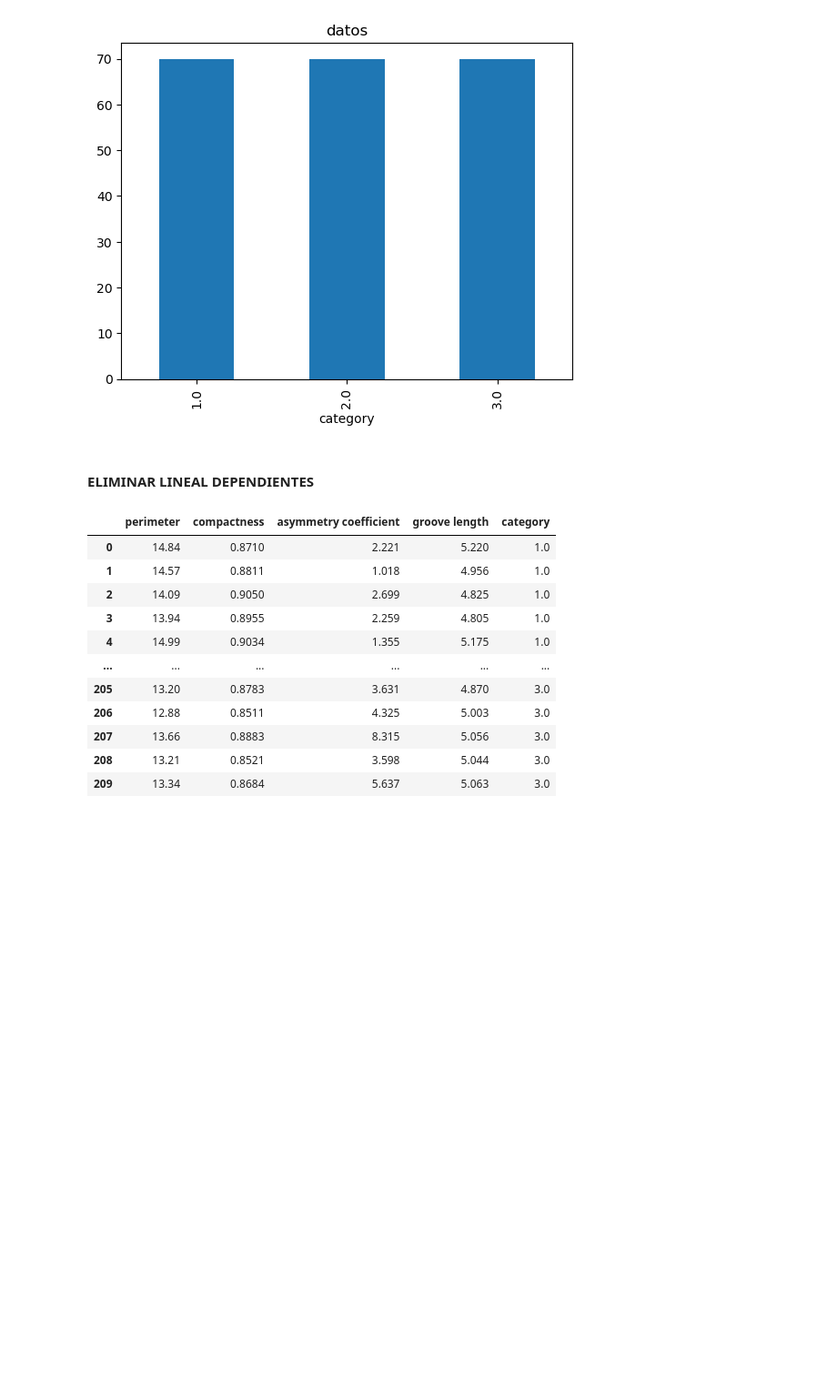
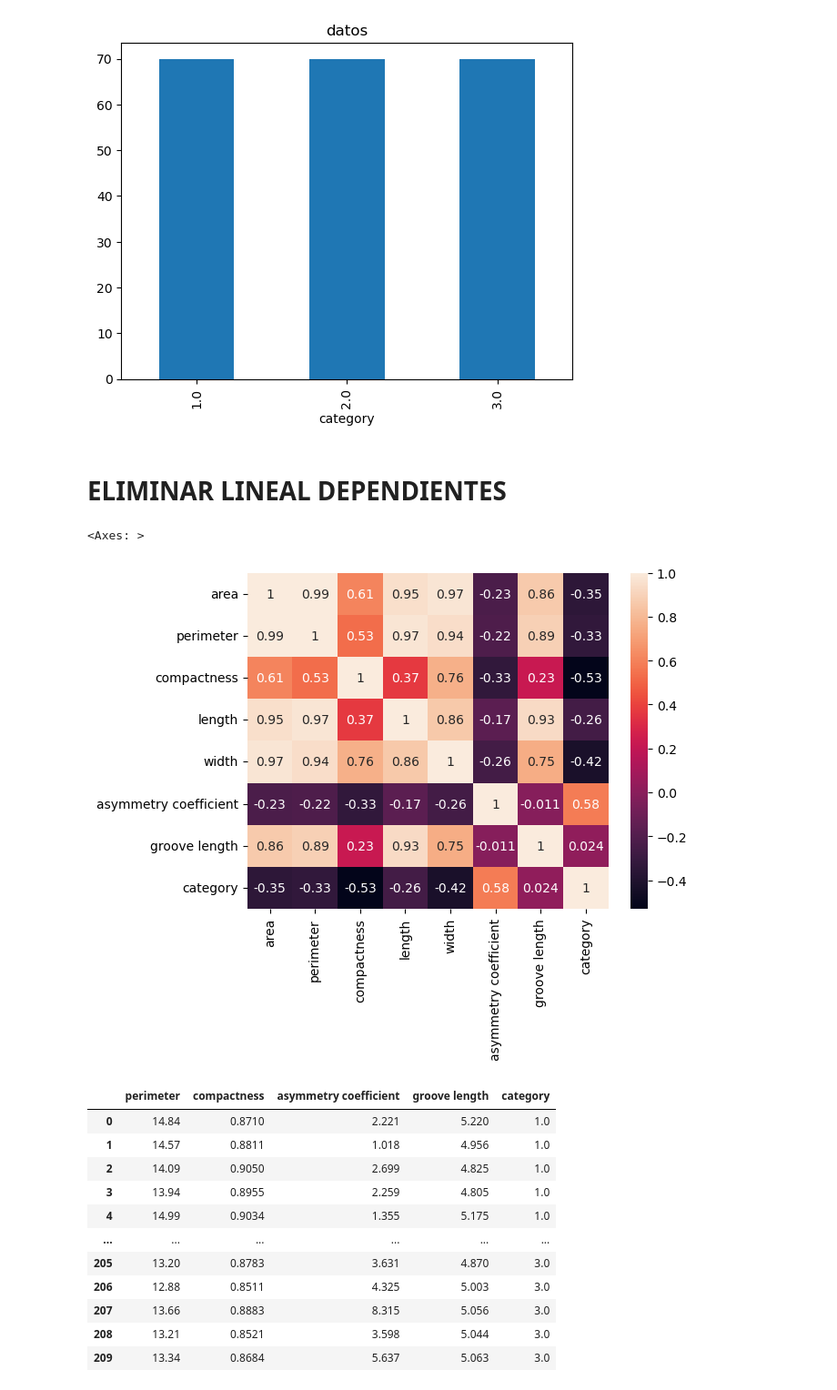
Before and after one commit to Eriik12/PROYECTO, a Jupyter notebook: TRIGO/Untitled.ipynb, the cells around one changed output. Shown at 91% size. Cells and saved outputs as stored; diff of their text form; code cells hidden in the pictures; blank space fills up the shorter version.

```diff
--- a/TRIGO/Untitled.ipynb
+++ b/TRIGO/Untitled.ipynb
@@ -57,7 +59,12 @@ datos["category"].value_counts().plot(kind='bar', title='datos')
 <Axes: title={'center': 'datos'}, xlabel='category'>
 [figure]
 # %% [markdown]
-#### ELIMINAR LINEAL DEPENDIENTES
+# ELIMINAR LINEAL DEPENDIENTES
+# %%
+sns.heatmap(datos.corr(),annot=True)
+# %% [output]
+<Axes: >
+[figure, added]
 # %%
 eliminar=['area','length','width']
 # %%
```
Also changed, not shown: parts of 16 cells of this notebook.
